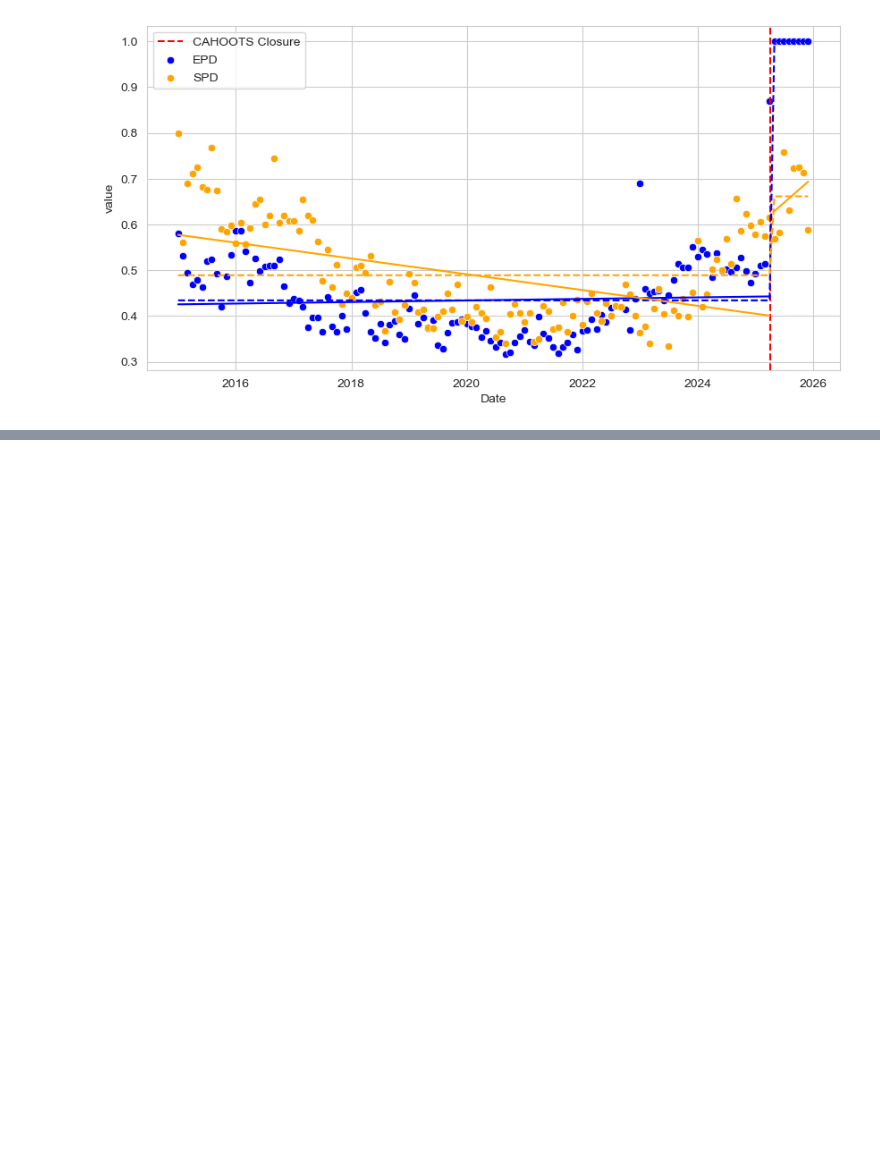
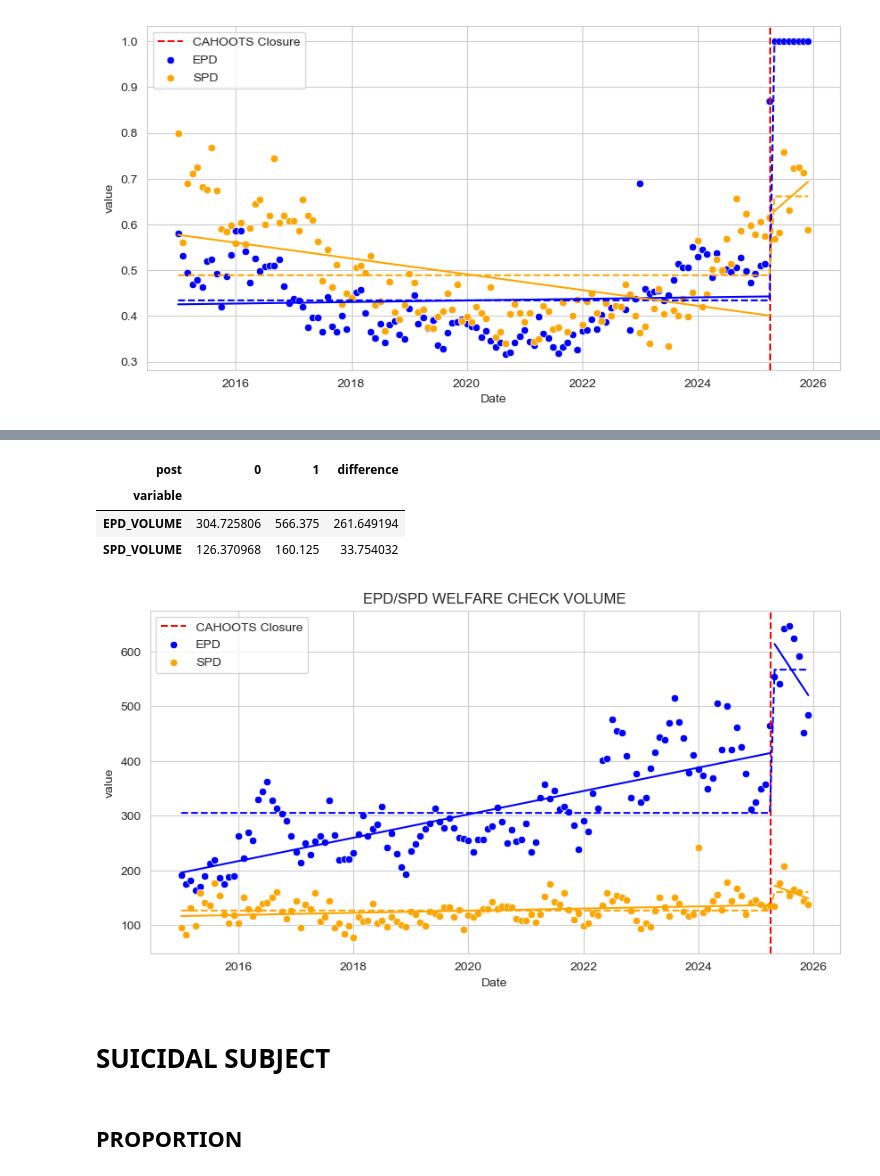
Before and after one commit to luhlig123/DataScienceInAction, a Jupyter notebook: DSCI410_Data_Processing.ipynb, the cells around one changed output, grey strips where cells are left out. Drawn from its saved outputs; the diff is of its cells as text; code cells hidden in the pictures; blank space fills up the shorter version.

```diff
--- a/DSCI410_Data_Processing.ipynb
+++ b/DSCI410_Data_Processing.ipynb
@@ -1499,7 +1516,9 @@ MCSLC_PROP_TYPES = EUG_SPR_TYPES_PROP_tidy[EUG_SPR_TYPES_PROP_tidy["variable"].i
 #TIDY VOLUME TYPE SUBSETS
 
 EUG_TYPES_VOLUME_tidy = EUG_SPR_TPYES.melt(id_vars = ["Date", "Date_numeric", "post", "treated", "call type"], value_vars = ["EPD_VOLUME", "CAHOOTS_EUG_VOLUME", "MCSLC_EUG_VOLUME"]).dropna()
+EUG_TYPES_VOLUME_tidy = EUG_TYPES_VOLUME_tidy[EUG_TYPES_VOLUME_tidy["treated"] != 0]
 SPR_TYPES_VOLUME_tidy = EUG_SPR_TPYES.melt(id_vars = ["Date", "Date_numeric", "post", "treated", "call type"], value_vars = ["SPD_VOLUME", "CAHOOTS_SPR_VOLUME", "MCSLC_SPR_VOLUME"]).dropna()
+SPR_TYPES_VOLUME_tidy = SPR_TYPES_VOLUME_tidy[SPR_TYPES_VOLUME_tidy["treated"] != 1]
 EUG_SPR_TYPES_VOLUME_tidy = pd.concat([EUG_TYPES_VOLUME_tidy, SPR_TYPES_VOLUME_tidy])
 
 EPD_SPD_VOLUME_TYPES = EUG_SPR_TYPES_VOLUME_tidy[EUG_SPR_TYPES_VOLUME_tidy["variable"].isin(["EPD_VOLUME", "SPD_VOLUME"])]
@@ -1629,0 +1761,6 @@ plt.plot(SPD_WELFARE_CHECK_PROP_POST["Date_numeric"], SPD_WELFARE_CHECK_PROP_POS
+# %%
+EPD_SPD_WELFARE_CHECK_VOLUME = EPD_SPD_VOLUME_TYPES[EPD_SPD_VOLUME_TYPES["call type"] == "CHECK WELFARE"]
+# %%
+#subset by pre and post
+
+EPD_WELFARE_CHECK_VOLUME_PRE, EPD_WELFARE_CHECK_VOLUME_POST, SPD_WELFARE_CHECK_VOLUME_PRE, SPD_WELFARE_CHECK_VOLUME_POST = pre_post_split(EPD_SPD_WELFARE_CHECK_VOLUME)
@@ -1629,0 +1772,5 @@ plt.plot(SPD_WELFARE_CHECK_PROP_POST["Date_numeric"], SPD_WELFARE_CHECK_PROP_POS
+# %%
+#DID WELFARE CHECK VOLUME
+
+EPD_SPD_WELFARE_CHECK_model = fit_DID(EPD_SPD_WELFARE_CHECK_VOLUME, summary=True)
+EPD_SPD_WELFARE_CHECK_VOLUME["prediction"] = EPD_SPD_WELFARE_CHECK_model.predict()
@@ -1629,0 +1800,27 @@ plt.plot(SPD_WELFARE_CHECK_PROP_POST["Date_numeric"], SPD_WELFARE_CHECK_PROP_POS
+# %%
+#calculate differences
+EPD_SPD_WELFARE_CHECK_VOLUME_RESULTS = EPD_SPD_WELFARE_CHECK_VOLUME.groupby(["treated", "post", "variable"])["prediction"].value_counts().reset_index().drop(columns="count")
+EPD_SPD_WELFARE_CHECK_VOLUME_RESULTS = EPD_SPD_WELFARE_CHECK_VOLUME_RESULTS.pivot_table(index="variable", columns="post", values="prediction")
+EPD_SPD_WELFARE_CHECK_VOLUME_RESULTS["difference"] = (EPD_SPD_WELFARE_CHECK_VOLUME_RESULTS[0] - EPD_SPD_WELFARE_CHECK_VOLUME_RESULTS[1]) * -1
+
+EPD_SPD_WELFARE_CHECK_VOLUME_RESULTS
+# %% [output]
+| post | 0 | 1 | difference |
+| variable |  |  |  |
+| EPD_VOLUME | 304.725806 | 566.375 | 261.649194 |
+| SPD_VOLUME | 126.370968 | 160.125 | 33.754032 |
+# %%
+plot_models(EPD_SPD_WELFARE_CHECK_VOLUME,
+            EPD_WELFARE_CHECK_VOLUME_PRE,
+            EPD_WELFARE_CHECK_VOLUME_POST,
+            SPD_WELFARE_CHECK_VOLUME_PRE,
+            SPD_WELFARE_CHECK_VOLUME_POST,
+            "EPD",
+            "SPD",
+            "EPD/SPD WELFARE CHECK VOLUME")
+# %% [output]
+[figure, added]
+# %% [markdown]
+# SUICIDAL SUBJECT
+# %% [markdown]
+## PROPORTION
```
Also changed, not shown: parts of 25 cells of this notebook.
